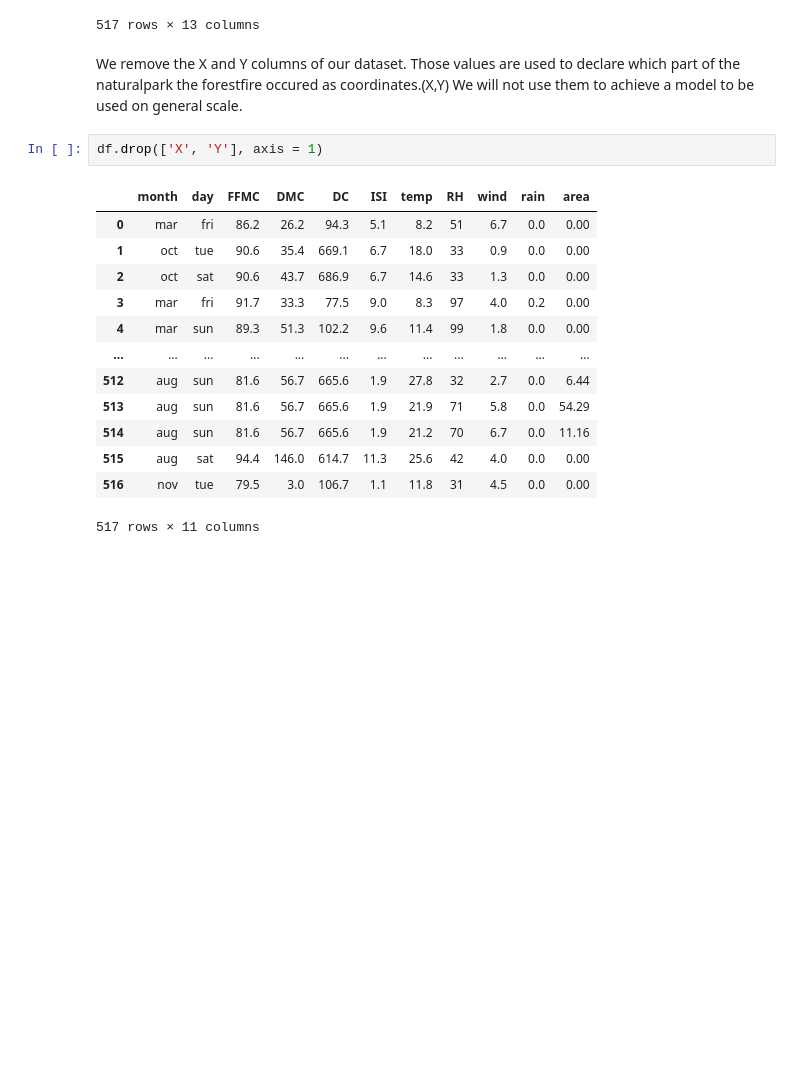
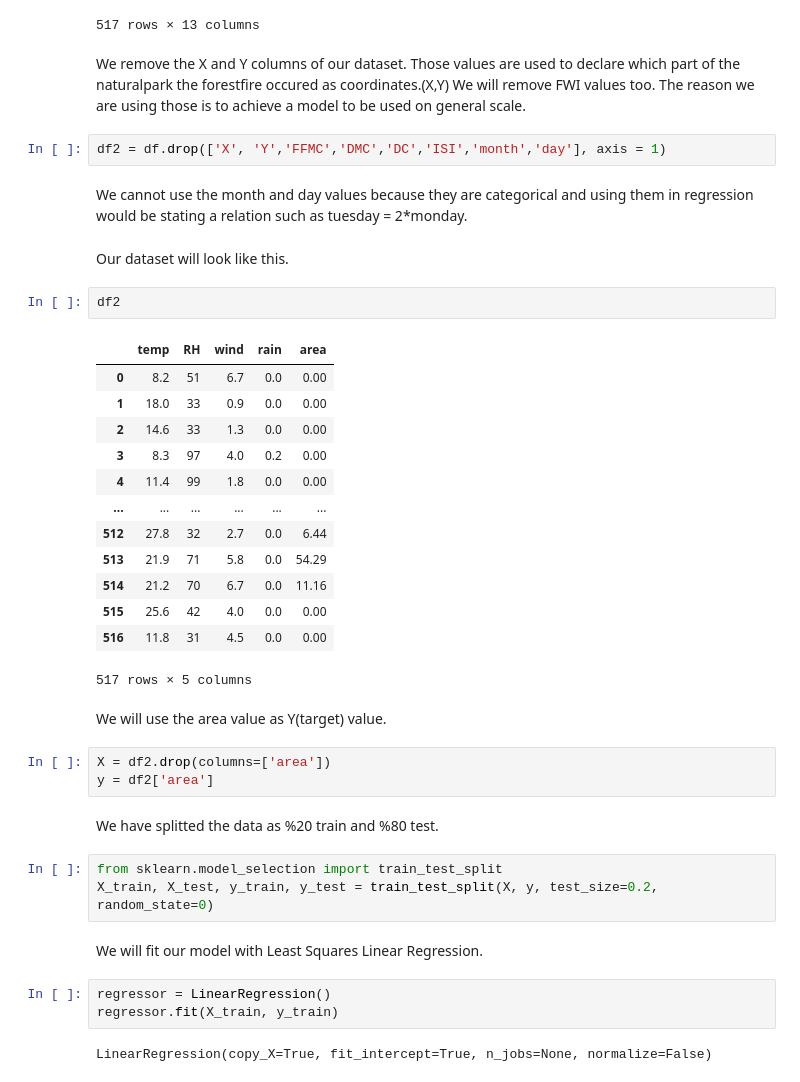
Before and after one commit to mertkayacs/Forestfires-Prediction-with-Machine-Learning, a Jupyter notebook: Forestfires_prediction_with_Machine_Learning.ipynb, the cells around one changed output. Saved outputs shown, nothing was run; the diff lists cells and outputs as text; blank space fills up the shorter version.

```diff
--- a/Forestfires_prediction_with_Machine_Learning.ipynb
+++ b/Forestfires_prediction_with_Machine_Learning.ipynb
@@ -59,20 +75,44 @@ df
 517 rows × 13 columns
 # %% [markdown]
 We remove the X and Y columns of our dataset. Those values are used to declare which part of the naturalpark the forestfire occured as coordinates.(X,Y)
-We will not use them to achieve a model to be used on general scale.
+We will remove FWI values too.
+The reason we are using those is to achieve a model to be used on general scale.
 # %%
-df.drop(['X', 'Y'], axis = 1)
+df2 = df.drop(['X', 'Y','FFMC','DMC','DC','ISI','month','day'], axis = 1)
-# %% [output]
-|  | month | day | FFMC | DMC | DC | ISI | temp | RH | wind | rain | area |
-| 0 | mar | fri | 86.2 | 26.2 | 94.3 | 5.1 | 8.2 | 51 | 6.7 | 0.0 | 0.00 |
-| 1 | oct | tue | 90.6 | 35.4 | 669.1 | 6.7 | 18.0 | 33 | 0.9 | 0.0 | 0.00 |
-| 2 | oct | sat | 90.6 | 43.7 | 686.9 | 6.7 | 14.6 | 33 | 1.3 | 0.0 | 0.00 |
-| 3 | mar | fri | 91.7 | 33.3 | 77.5 | 9.0 | 8.3 | 97 | 4.0 | 0.2 | 0.00 |
-| 4 | mar | sun | 89.3 | 51.3 | 102.2 | 9.6 | 11.4 | 99 | 1.8 | 0.0 | 0.00 |
-| ... | ... | ... | ... | ... | ... | ... | ... | ... | ... | ... | ... |
-| 512 | aug | sun | 81.6 | 56.7 | 665.6 | 1.9 | 27.8 | 32 | 2.7 | 0.0 | 6.44 |
-| 513 | aug | sun | 81.6 | 56.7 | 665.6 | 1.9 | 21.9 | 71 | 5.8 | 0.0 | 54.29 |
-| 514 | aug | sun | 81.6 | 56.7 | 665.6 | 1.9 | 21.2 | 70 | 6.7 | 0.0 | 11.16 |
-| 515 | aug | sat | 94.4 | 146.0 | 614.7 | 11.3 | 25.6 | 42 | 4.0 | 0.0 | 0.00 |
-| 516 | nov | tue | 79.5 | 3.0 | 106.7 | 1.1 | 11.8 | 31 | 4.5 | 0.0 | 0.00 |
-517 rows × 11 columns
+# %% [markdown]
+We cannot use the month and day values because they are categorical and using them in regression would be stating a relation such as tuesday = 2*monday.
+# %% [markdown]
+Our dataset will look like this.
+# %%
+df2
+# %% [output]
+|  | temp | RH | wind | rain | area |
+| 0 | 8.2 | 51 | 6.7 | 0.0 | 0.00 |
+| 1 | 18.0 | 33 | 0.9 | 0.0 | 0.00 |
+| 2 | 14.6 | 33 | 1.3 | 0.0 | 0.00 |
+| 3 | 8.3 | 97 | 4.0 | 0.2 | 0.00 |
+| 4 | 11.4 | 99 | 1.8 | 0.0 | 0.00 |
+| ... | ... | ... | ... | ... | ... |
+| 512 | 27.8 | 32 | 2.7 | 0.0 | 6.44 |
+| 513 | 21.9 | 71 | 5.8 | 0.0 | 54.29 |
+| 514 | 21.2 | 70 | 6.7 | 0.0 | 11.16 |
+| 515 | 25.6 | 42 | 4.0 | 0.0 | 0.00 |
+| 516 | 11.8 | 31 | 4.5 | 0.0 | 0.00 |
+517 rows × 5 columns
+# %% [markdown]
+We will use the area value as Y(target) value.
+# %%
+X = df2.drop(columns=['area'])
+y = df2['area']
+# %% [markdown]
+We have splitted the data as %20 train and %80 test.
+# %%
+from sklearn.model_selection import train_test_split
+X_train, X_test, y_train, y_test = train_test_split(X, y, test_size=0.2, random_state=0)
+# %% [markdown]
+We will fit our model with Least Squares Linear Regression.
+# %%
+regressor = LinearRegression()
+regressor.fit(X_train, y_train)
+# %% [output]
+LinearRegression(copy_X=True, fit_intercept=True, n_jobs=None, normalize=False)
```
Also changed, not shown: parts of 22 cells of this notebook.
